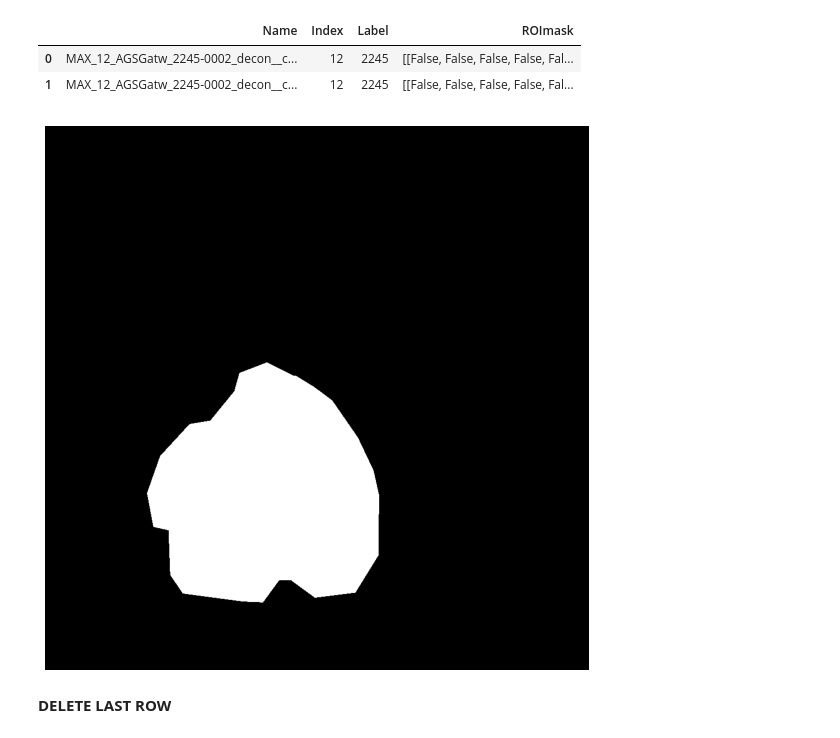
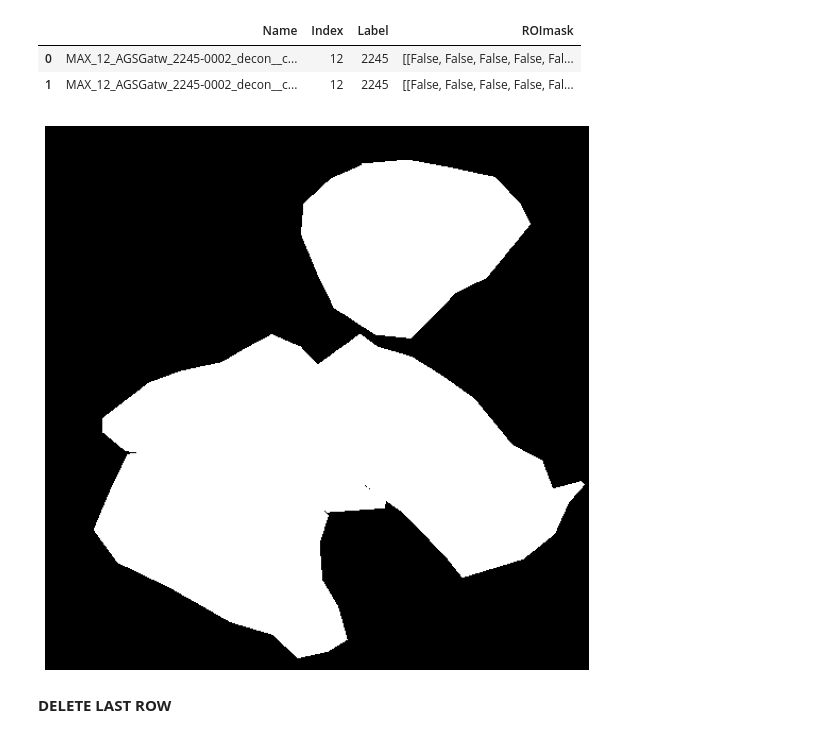
Before and after one commit to diogojfv/aTubulinOrganization, a Jupyter notebook: 4 - Cell Segmentation.ipynb, the cells around one changed output. Cells and saved outputs as stored; diff of their text form; code cells hidden in the pictures.

```diff
--- a/4 - Cell Segmentation.ipynb
+++ b/4 - Cell Segmentation.ipynb
@@ -63,8 +63,12 @@ def roi_selector(data,img_id,ROIsDF):
             # Select ROI QT
             #%matplotlib qt
             fig,ax = plt.subplots(figsize=(30,30))
-            plt.imshow(data.loc[img_id]['Image'])
+            #plt.imshow(data.loc[img_id]['Image'])
+            plt.imshow(data['CYTO'].loc[img_id]['Image'])
             plt.axis('off')
+
+
+
             # Plot Contours
             #plot_nuclei_contours(CentroidsDF=Centroids,imgIndex=img_id,ax=ax)
             # Define ROI
@@ -73,11 +77,11 @@ def roi_selector(data,img_id,ROIsDF):
             #ROI.display_roi()
             #global mask,roi_coordinates
             #roi_coordinates = ROI.get_roi_coordinates()
-            mask = ROI.get_mask(data.loc[img_id]['Image'])
+            mask = ROI.get_mask(data['CYTO'].loc[img_id]['Image'])
 
             # Save ROI
             #new = pd.DataFrame(data = {'Name': [data[flag]['Name'][img_id]],'Index': [img_id], 'Label': [data[flag]['Label'][img_id]], 'ROImask': [mask]})
-            new = pd.DataFrame(data = {'Name': [data['Name'][img_id]],'Index': [img_id], 'Label': [data['Label1'][img_id]], 'ROImask': [mask]})
+            new = pd.DataFrame(data = {'Name': [data['CYTO']['Name'][img_id]],'Index': [img_id], 'Label': [data['CYTO']['Label'][img_id]], 'ROImask': [mask]})
 
             ROIsDF_ = pd.concat([ROIsDF_, new], axis=0,ignore_index=True)
 
@@ -89,8 +93,8 @@ def roi_selector(data,img_id,ROIsDF):
         return ROIsDF_
 # %%
 ### DATASET #1 (2D)
-folder    = os.path.dirname(os.getcwd()) + "\\Datasets\\Set 1-a-tubulin_Sofia"
-options   = ["RGB","CYTO_DECONV","NUCL_DECONV"]
+# folder    = os.path.dirname(os.getcwd()) + "\\Datasets\\Set 1-a-tubulin_Sofia"
+# options   = ["RGB","CYTO_DECONV","NUCL_DECONV"]
 
 ### DATASET #2 (3D)
 #folder    = os.path.dirname(os.getcwd()) + "\\Datasets\\Set 3D"
@@ -104,8 +108,18 @@ options   = ["RGB","CYTO_DECONV","NUCL_DECONV"]
 # folder    = os.path.dirname(os.getcwd()) + "\\Datasets\\Ines"
 #options     = []
 
+### DATASET #7 (EMBC)
+# folder    = os.path.dirname(os.getcwd()) + "\\Datasets\\EMBC"
+# options     = ["CYTO"]
+# denominator  = label_EMBC
 
-data = init_import(folder,options,label_image)
+### DATASET #8 (p28)
+folder      = os.path.dirname(os.getcwd()) + "\\Datasets\\p28"
+options     = ["CYTO"]
+denominator = label_p28
+
+
+data = init_import(folder,options,label_p28)
 #data['NUCL_PRE'] = pd.read_pickle(folder + "\\NUCL_PRE\\NUCL_PRE.pkl") # pd.read_pickle(os.getcwd() + "\\NUCL_PRE_2D_StarDist.pkl") #
 #data['CYTO_PRE'] = pd.read_pickle(folder + "\\CYTO_PRE\\CYTO_PRE.pkl")
 # %% [output]
@@ -138,4 +187,5 @@ Int64Index([15, 17, 6, 7, 20], dtype='int64')
 # %%
 %matplotlib qt
-ROIs2 = roi_selector(data,20,ROIs2)
+imagem_id = data['CYTO'].index[16]
+ROIs2 = roi_selector(data,imagem_id,ROIs2)
 # %% [output]
@@ -170,33 +227,33 @@ ROIs2
 | 1 | MAX_12_AGSGatw_2245-0002_decon__c... | 12 | 2245 | [[False, False, False, False, Fal... |
 # %%
 %matplotlib inline
-img_id = 15
+img_id = imagem_id
 df = ROIs2[ROIs2['Index']==img_id]
 
 i = 0
 for index,row in df.iterrows():
     if i == 0:
         auxx = row['ROImask']
         i = 1
     else:
         auxx = auxx + row['ROImask']
 
 fig,ax = plt.subplots(figsize=(10,10))
 plt.imshow(auxx,cmap='gray')
 #plot_nuclei_contours(CentroidsDF=Centroids,imgIndex=img_id,ax=ax)
 plt.axis('off')
 # for index,row in Centroids[img_id].iterrows():
 #     if type(img_id) != int:
 #         plt.plot(row['Centroid'][1],row['Centroid'][0],'o',color='r',markersize=7,zorder=5)
 #     else:
 #         plt.plot(row['Centroid'][1],row['Centroid'][0],'o',color='b',markersize=7,zorder=5)
 #plt.savefig(".//maski.png",format='png',transparent=True,bbox_inches='tight',dpi=500)
 plt.show()
 
 #for cell in df['ROImask']:
 #    analyze_cell([texture, dropdown_image.value],mask,[slider_thr.value,slider_linelen.value,slider_linegap.value],Centroids[dropdown_image.value],next(counter),DeconvDF,NucleiDeconvDF,True)
 # %% [output]
-[figure, old version]
+[figure, new version]
 # %% [markdown]
 **DELETE LAST ROW**
 # %%
```
Also changed, not shown: parts of 11 cells of this notebook, 17 other files.
